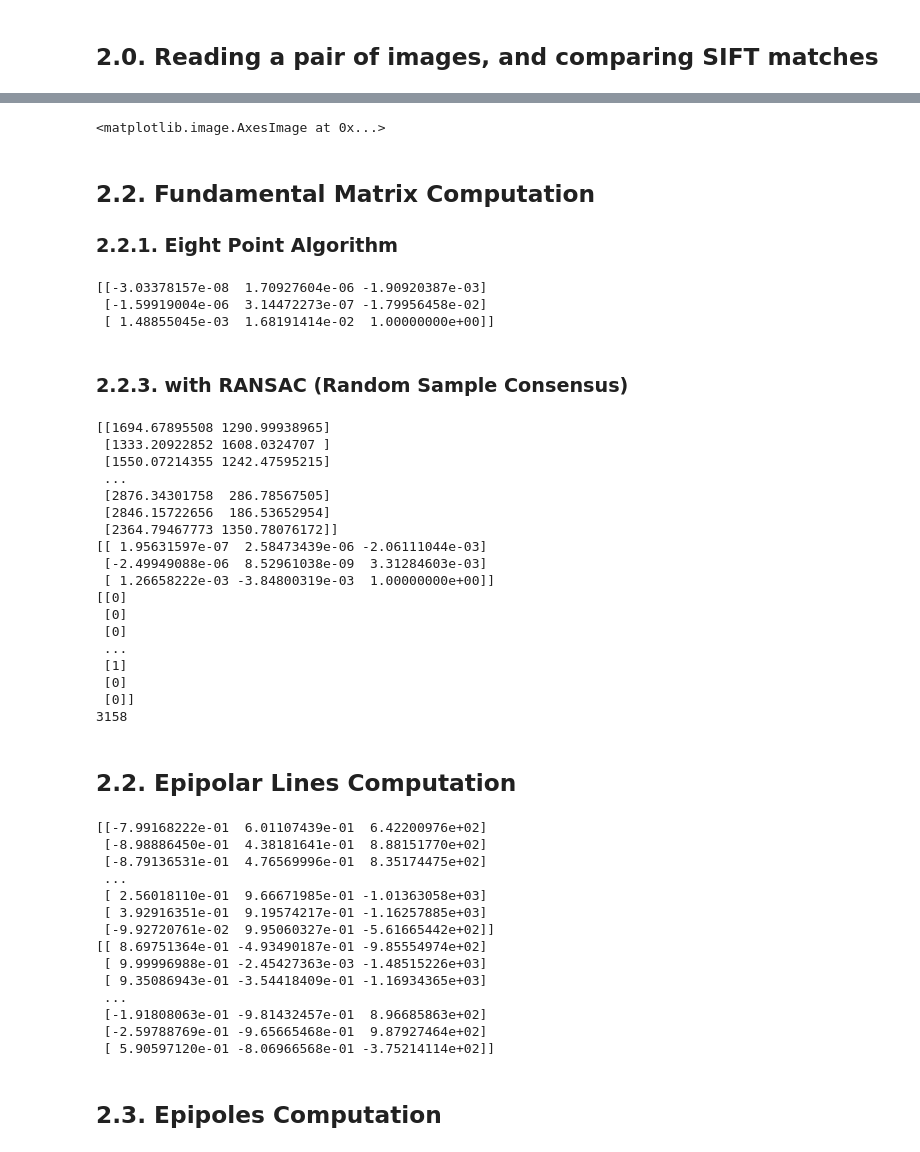
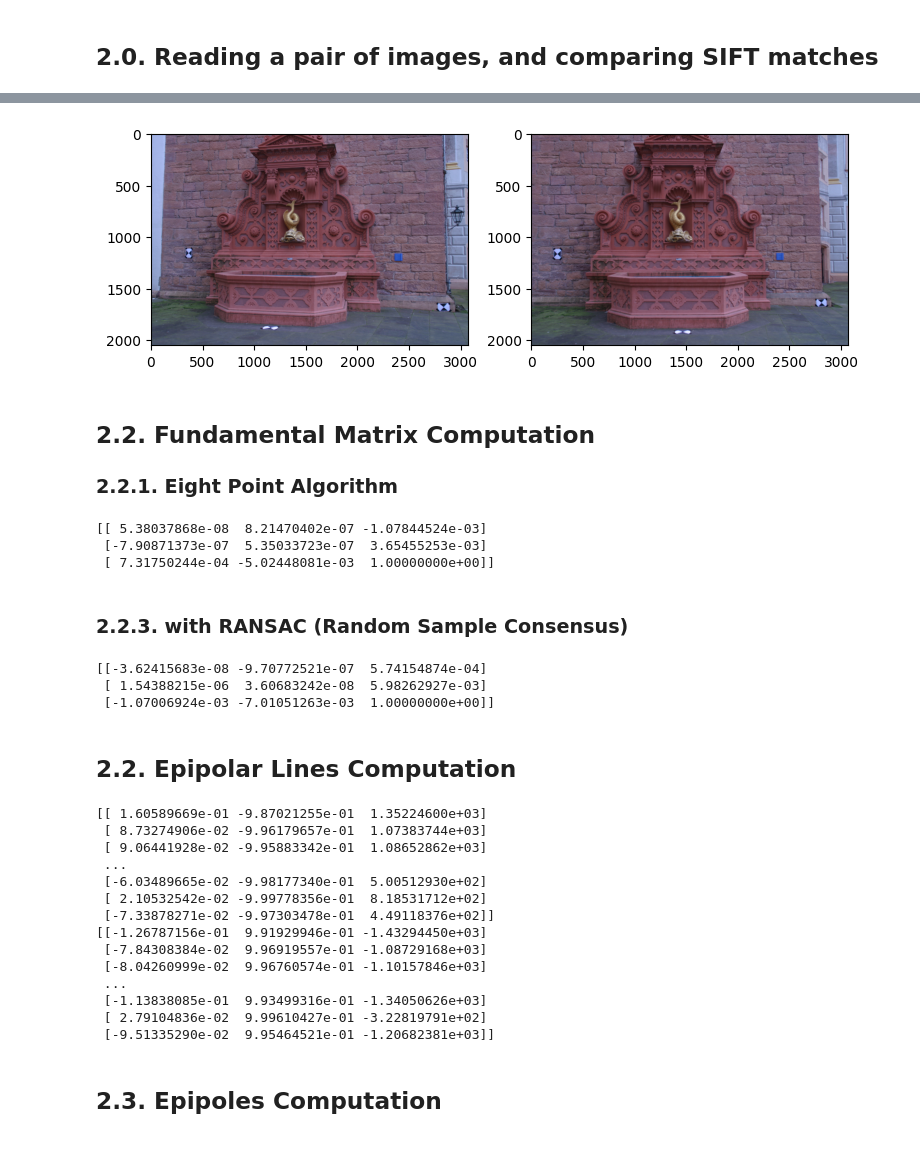
Before and after one commit to rotellini9809/computer_vision_project, a Jupyter notebook: structure-from-motion-master/tutorial/tutorial.ipynb, the cells around one changed output, grey strips where cells are left out. Drawn from its saved outputs; the diff is of its cells as text; code cells hidden in the pictures.

```diff
--- a/structure-from-motion-master/tutorial/tutorial.ipynb
+++ b/structure-from-motion-master/tutorial/tutorial.ipynb
@@ -34,8 +31,8 @@ The autoreload extension is already loaded. To reload it, use:
 ## 2.0. Reading a pair of images, and comparing SIFT matches
 # %%
 #Reading two images for reference
-img1 = cv2.imread('../data/fountain-P11/images/0004.jpg')
-img2 = cv2.imread('../data/fountain-P11/images/0006.jpg')
+img1 = cv2.imread(r"C:\Users\casa\Desktop\data\fountain-P11\images\0004.jpg")
+img2 = cv2.imread(r"C:\Users\casa\Desktop\data\fountain-P11\images\0005.jpg")
 
 #Converting from BGR to RGB format
 img1 = img1[:,:,::-1]
@@ -45,4 +42,5 @@ img2 = img2[:,:,::-1]
 fig,ax=plt.subplots(ncols=2,figsize=(9,4))
 ax[0].imshow(img1)
 ax[1].imshow(img2)
+plt.show()
 # %% [output]
@@ -51,4 +47,4 @@ ax[1].imshow(img2)
-<matplotlib.image.AxesImage at 0x...>
+[figure, added]
 # %%
 #Getting SIFT/SURF features for image matching (this might take a while)
 kp1,desc1,kp2,desc2,matches=ut.GetImageMatchesAKAZE(img1,img2)
@@ -60,41 +56,24 @@ img1pts,img2pts,img1idx,img2idx=ut.GetAlignedMatchesAKAZE(kp1,kp2,matches)
 
 ### 2.2.1. Eight Point Algorithm
 # %%
-F, maskgt= cv2.findFundamentalMat(img1pts_,img2pts_, method=cv2.FM_8POINT)
+F, maskgt= cv2.findFundamentalMat(img1pts,img2pts, method=cv2.FM_8POINT)
 
 print(F)
 # %% [output]
-[[-3.03378157e-08  1.70927604e-06 -1.90920387e-03]
- [-1.59919004e-06  3.14472273e-07 -1.79956458e-02]
- [ 1.48855045e-03  1.68191414e-02  1.00000000e+00]]
+[[ 5.38037868e-08  8.21470402e-07 -1.07844524e-03]
+ [-7.90871373e-07  5.35033723e-07  3.65455253e-03]
+ [ 7.31750244e-04 -5.02448081e-03  1.00000000e+00]]
 # %% [markdown]
 ### 2.2.3. with RANSAC (Random Sample Consensus)
 # %%
 F, mask = cv2.findFundamentalMat(img1pts,img2pts,method=cv2.FM_RANSAC,ransacReprojThreshold=0.1)
 #mask = maskgt.astype(bool).flatten()
-print((img1pts))
+
 print(F)
-print(mask)
-print(len(mask))
 # %% [output]
-[[1694.67895508 1290.99938965]
- [1333.20922852 1608.0324707 ]
- [1550.07214355 1242.47595215]
- ...
- [2876.34301758  286.78567505]
- [2846.15722656  186.53652954]
- [2364.79467773 1350.78076172]]
-[[ 1.95631597e-07  2.58473439e-06 -2.06111044e-03]
- [-2.49949088e-06  8.52961038e-09  3.31284603e-03]
- [ 1.26658222e-03 -3.84800319e-03  1.00000000e+00]]
-[[0]
- [0]
- [0]
- ...
- [1]
- [0]
- [0]]
-3158
+[[-3.62415683e-08 -9.70772521e-07  5.74154874e-04]
+ [ 1.54388215e-06  3.60683242e-08  5.98262927e-03]
+ [-1.07006924e-03 -7.01051263e-03  1.00000000e+00]]
 # %% [markdown]
 ## 2.2. Epipolar Lines Computation
 # %%
@@ -105,20 +84,20 @@ lines1=cv2.computeCorrespondEpilines(img2pts,2,F).reshape(-1,3)
 print(lines1)
 print(lines2)
 # %% [output]
-[[-7.99168222e-01  6.01107439e-01  6.42200976e+02]
- [-8.98886450e-01  4.38181641e-01  8.88151770e+02]
- [-8.79136531e-01  4.76569996e-01  8.35174475e+02]
+[[ 1.60589669e-01 -9.87021255e-01  1.35224600e+03]
+ [ 8.73274906e-02 -9.96179657e-01  1.07383744e+03]
+ [ 9.06441928e-02 -9.95883342e-01  1.08652862e+03]
  ...
- [ 2.56018110e-01  9.66671985e-01 -1.01363058e+03]
- [ 3.92916351e-01  9.19574217e-01 -1.16257885e+03]
- [-9.92720761e-02  9.95060327e-01 -5.61665442e+02]]
-[[ 8.69751364e-01 -4.93490187e-01 -9.85554974e+02]
- [ 9.99996988e-01 -2.45427363e-03 -1.48515226e+03]
- [ 9.35086943e-01 -3.54418409e-01 -1.16934365e+03]
+ [-6.03489665e-02 -9.98177340e-01  5.00512930e+02]
+ [ 2.10532542e-02 -9.99778356e-01  8.18531712e+02]
+ [-7.33878271e-02 -9.97303478e-01  4.49118376e+02]]
+[[-1.26787156e-01  9.91929946e-01 -1.43294450e+03]
+ [-7.84308384e-02  9.96919557e-01 -1.08729168e+03]
+ [-8.04260999e-02  9.96760574e-01 -1.10157846e+03]
  ...
- [-1.91808063e-01 -9.81432457e-01  8.96685863e+02]
- [-2.59788769e-01 -9.65665468e-01  9.87927464e+02]
- [ 5.90597120e-01 -8.06966568e-01 -3.75214114e+02]]
+ [-1.13838085e-01  9.93499316e-01 -1.34050626e+03]
+ [ 2.79104836e-02  9.99610427e-01 -3.22819791e+02]
+ [-9.51335290e-02  9.95464521e-01 -1.20682381e+03]]
 # %% [markdown]
 ## 2.3. Epipoles Computation
 # %%
```
Also changed, not shown: parts of 15 cells of this notebook, 4 other files.
